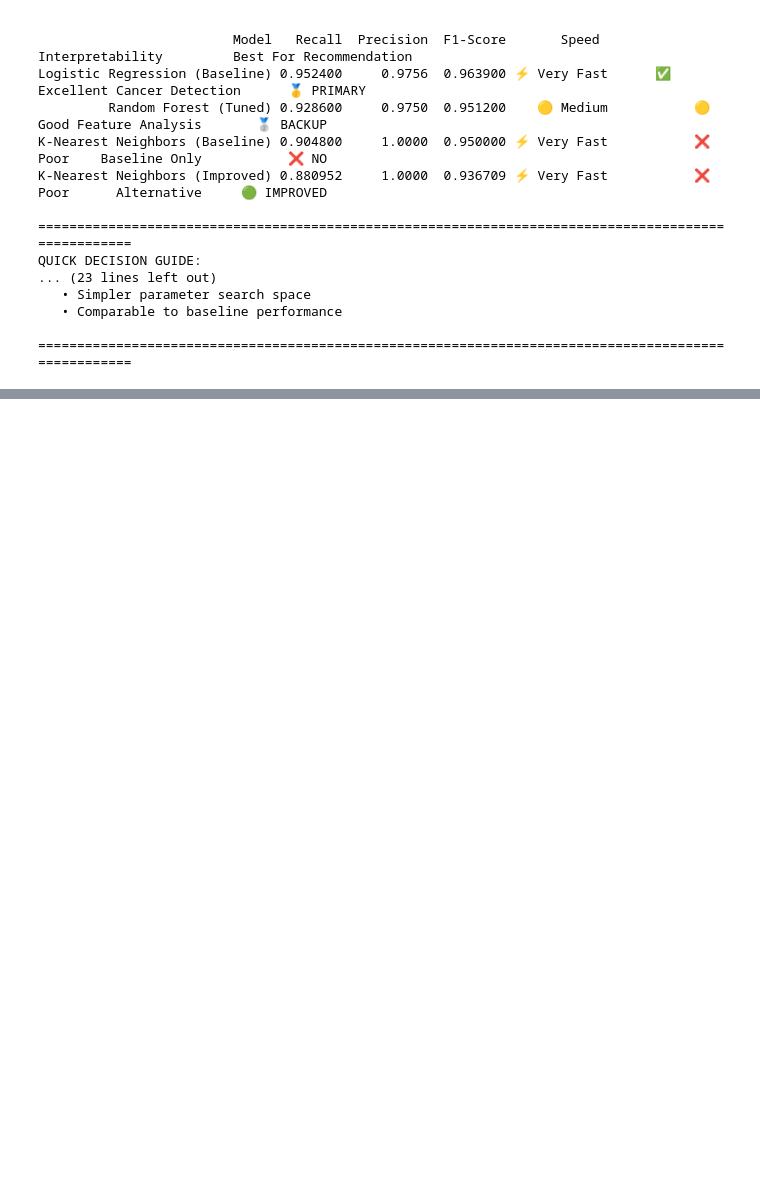
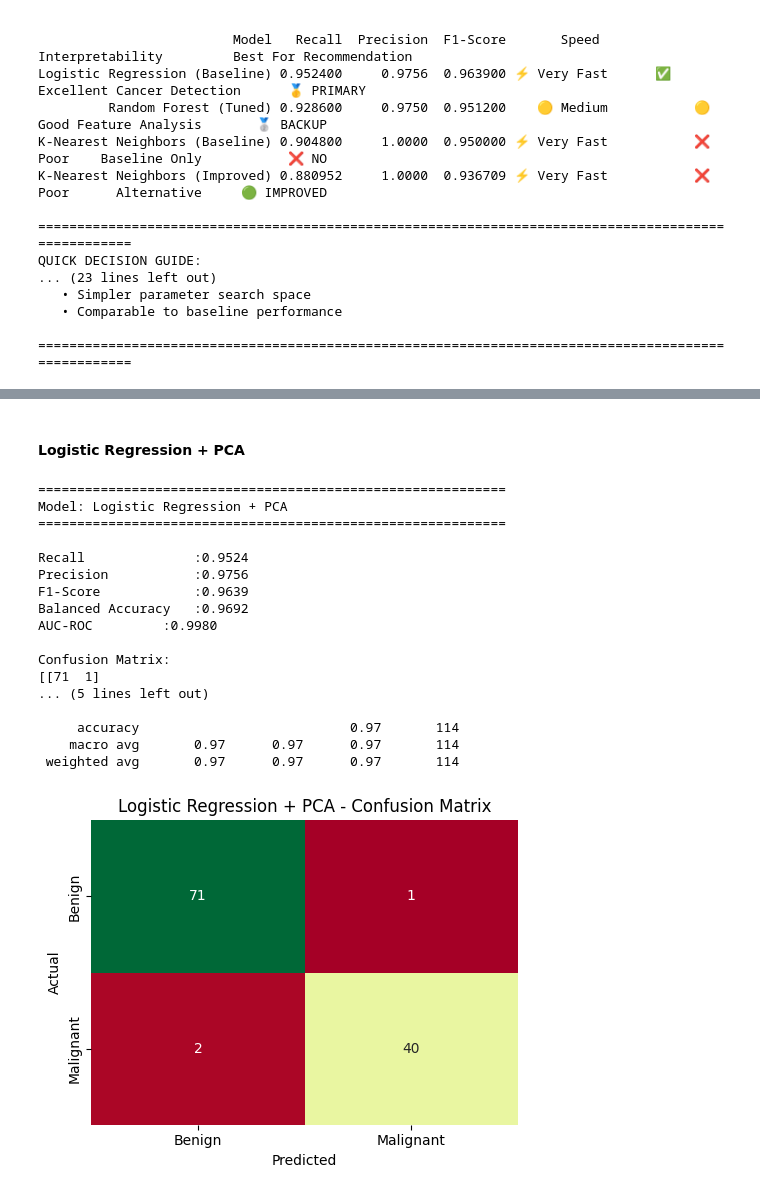
Before and after one commit to sleepymor/ITK-IF2514403-machine-learning-final, a Jupyter notebook: 3_Preliminary_Result_Kelompok2.ipynb, the cells around one changed output, grey strips where cells are left out. Cells and saved outputs as stored; diff of their text form; code cells hidden in the pictures; blank space fills up the shorter version.

```diff
--- a/3_Preliminary_Result_Kelompok2.ipynb
+++ b/3_Preliminary_Result_Kelompok2.ipynb
@@ -2671,0 +1563,40 @@ print("✅ 2D PCA visualization completed")
+# %% [markdown]
+#### Logistic Regression + PCA
+# %%
+lr_pca_pipeline = Pipeline(steps=[
+    ("pca", PCA(n_components=n_components_95, random_state=42)),
+    ("model", LogisticRegression(max_iter=1000, random_state=42))
+])
+
+lr_pca_pipeline.fit(X_train, y_train)
+
+y_pred_lr_pca = lr_pca_pipeline.predict(X_test)
+y_pred_lr_pca_proba = lr_pca_pipeline.predict_proba(X_test)[:, 1]
+
+lr_pca_metrics = evaluate_model_metrics(
+    y_test,
+    y_pred_lr_pca,
+    y_pred_lr_pca_proba
+)
+
+print_model_report("Logistic Regression + PCA", lr_pca_metrics, print_cm=True)
+plot_confusion_matrix(lr_pca_metrics, "Logistic Regression + PCA")
+# %% [output]
+============================================================
+Model: Logistic Regression + PCA
+============================================================
+
+Recall              :0.9524
+Precision           :0.9756
+F1-Score            :0.9639
+Balanced Accuracy   :0.9692
+AUC-ROC         :0.9980
+
+Confusion Matrix:
+[[71  1]
+... (5 lines left out)
+
+     accuracy                           0.97       114
+    macro avg       0.97      0.97      0.97       114
+ weighted avg       0.97      0.97      0.97       114
+[figure, added]
```
Also changed, not shown: parts of 33 cells of this notebook.
